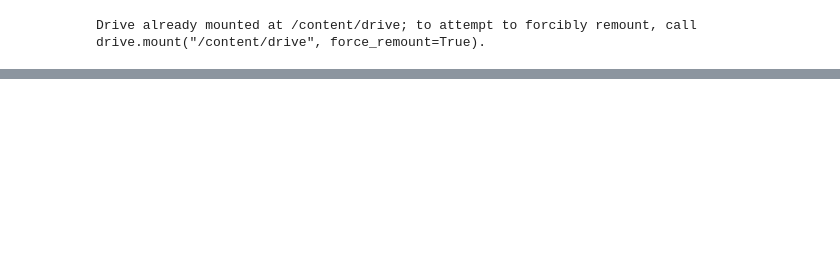
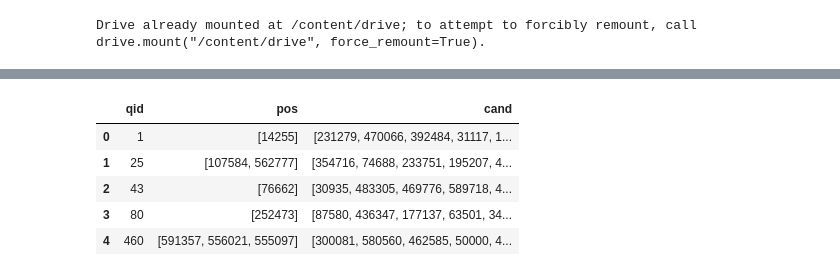
Before and after one commit to yuanbit/FinBERT-QA, a Jupyter notebook: bertQA.ipynb, the cells around one changed output, grey strips where cells are left out. Drawn from its saved outputs; the diff is of its cells as text; code cells hidden in the pictures; blank space fills up the shorter version.

```diff
--- a/bertQA.ipynb
+++ b/bertQA.ipynb
@@ -33,0 +40,36 @@ def save_pickle(path, data):
+# %%
+# dict mapping of token to idx
+vocab = load_pickle(path + 'vocab_full.pickle')
+# dict mapping of docid to doc text
+docid_to_text = load_pickle(path + 'label_ans.pickle')
+
+# dict mapping of qid to question text
+qid_to_text = load_pickle(path + 'qid_text.pickle')
+
+train_qid_rel = load_pickle(path + "qid_rel_train.pickle")
+test_qid_rel = load_pickle(path + "qid_rel_test.pickle")
+valid_qid_rel = load_pickle(path + "qid_rel_valid.pickle")
+
+train_set = load_pickle(path + 'data/data_train_50.pickle')
+valid_set = load_pickle(path + 'data/data_valid_50.pickle')
+
+# train_set = load_pickle(path + 'data/data_train_100.pickle')
+# valid_set = load_pickle(path + 'data/data_valid_100.pickle')
+
+# train_set = load_pickle(path + 'data/data_train_200.pickle')
+# valid_set = load_pickle(path + 'data/data_valid_200.pickle')
+
+test_set = load_pickle(path + 'data/data_test_500_rel.pickle')
+test_set_full = load_pickle(path + 'data/data_test_500.pickle')
+
+empty_docs = load_pickle(path+'empty_docs.pickle')
+# %%
+train_set = [x for x in train_set if x[1] not in empty_docs]
+valid_set = [x for x in valid_set if x[1] not in empty_docs]
+
+test_set = remove_empty(test_set)
+test_set_full = remove_empty(test_set_full)
+
+print("Number of training samples: {}".format(len(train_set)))
+print("Number of validation samples: {}".format(len(valid_set)))
+print("Number of test samples: {}".format(len(test_set)))
@@ -237,0 +605,12 @@ print('Token IDs:', input_ids[0])
+# %%
+test_df = pd.DataFrame(test_set_full)
+test_df = test_df.rename(columns={0: 'qid', 1: 'pos', 2:'cand'})
+
+test_df.head(5)
+# %% [output]
+|  | qid | pos | cand |
+| 0 | 1 | [14255] | [231279, 470066, 392484, 31117, 1... |
+| 1 | 25 | [107584, 562777] | [354716, 74688, 233751, 195207, 4... |
+| 2 | 43 | [76662] | [30935, 483305, 469776, 589718, 4... |
+| 3 | 80 | [252473] | [87580, 436347, 177137, 63501, 34... |
+| 4 | 460 | [591357, 556021, 555097] | [300081, 580560, 462585, 50000, 4... |
```
Also changed, not shown: parts of 44 cells of this notebook.
